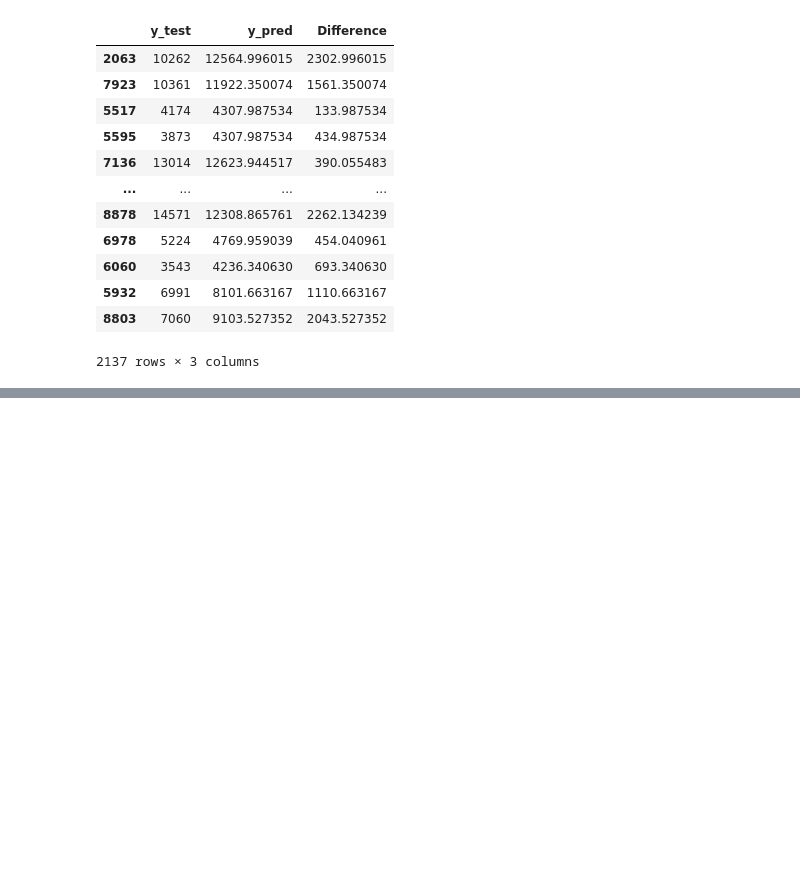
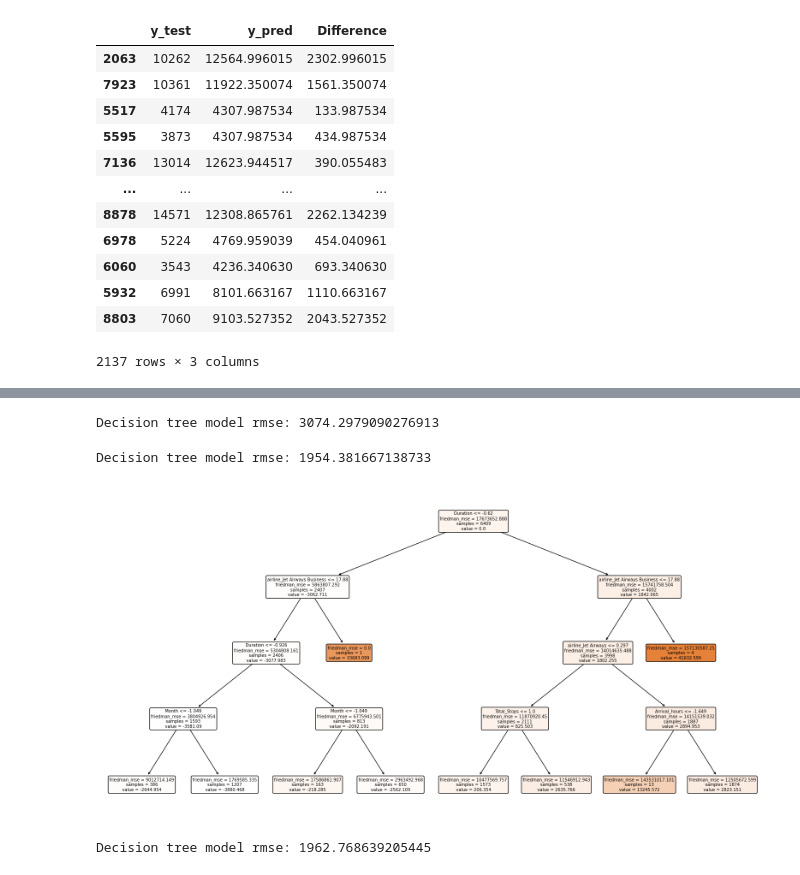
Before and after one commit to korneevec/TMS_DS, a Jupyter notebook: Lesson_18/Homework_flight.ipynb, the cells around one changed output, grey strips where cells are left out. Saved outputs shown, nothing was run; the diff lists cells and outputs as text; code cells hidden in the pictures; blank space fills up the shorter version.

```diff
--- a/Lesson_18/Homework_flight.ipynb
+++ b/Lesson_18/Homework_flight.ipynb
@@ -277,0 +322,29 @@ Text(0, 0.5, 'Loss')
+# %%
+model = AdaBoostRegressor(learning_rate=0.1, random_state=42)
+model.fit(X_train_scaled, y_train)
+y_pred_ab = model.predict(X_test_scaled)
+print(f"Decision tree model rmse: {np.sqrt(mean_squared_error(y_test, y_pred_ab))}")
+# %% [output]
+Decision tree model rmse: 3074.2979090276913
+# %%
+model = GradientBoostingRegressor(learning_rate=0.1, min_samples_split=60,max_depth=4,random_state=42)
+model.fit(X_train_scaled, y_train)
+y_pred_gb = model.predict(X_test_scaled)
+print(f"Decision tree model rmse: {np.sqrt(mean_squared_error(y_test, y_pred_gb))}")
+# %% [output]
+Decision tree model rmse: 1954.381667138733
+# %%
+one_tree = model.estimators_[2, 0]
+
+plt.figure(figsize=(20,10))
+plot_tree(one_tree, filled=True, feature_names=X_train.columns, rounded=True)
+plt.show()
+# %% [output]
+[figure, added]
+# %%
+model = xgb.XGBRegressor(learning_rate=0.1, max_depth=4, random_state=42)
+model.fit(X_train_scaled, y_train)
+y_pred_xgb = model.predict(X_test_scaled)
+print(f"Decision tree model rmse: {np.sqrt(mean_squared_error(y_test, y_pred_xgb))}")
+# %% [output]
+Decision tree model rmse: 1962.768639205445
```
Also changed, not shown: parts of 8 cells of this notebook, 2 other files.
